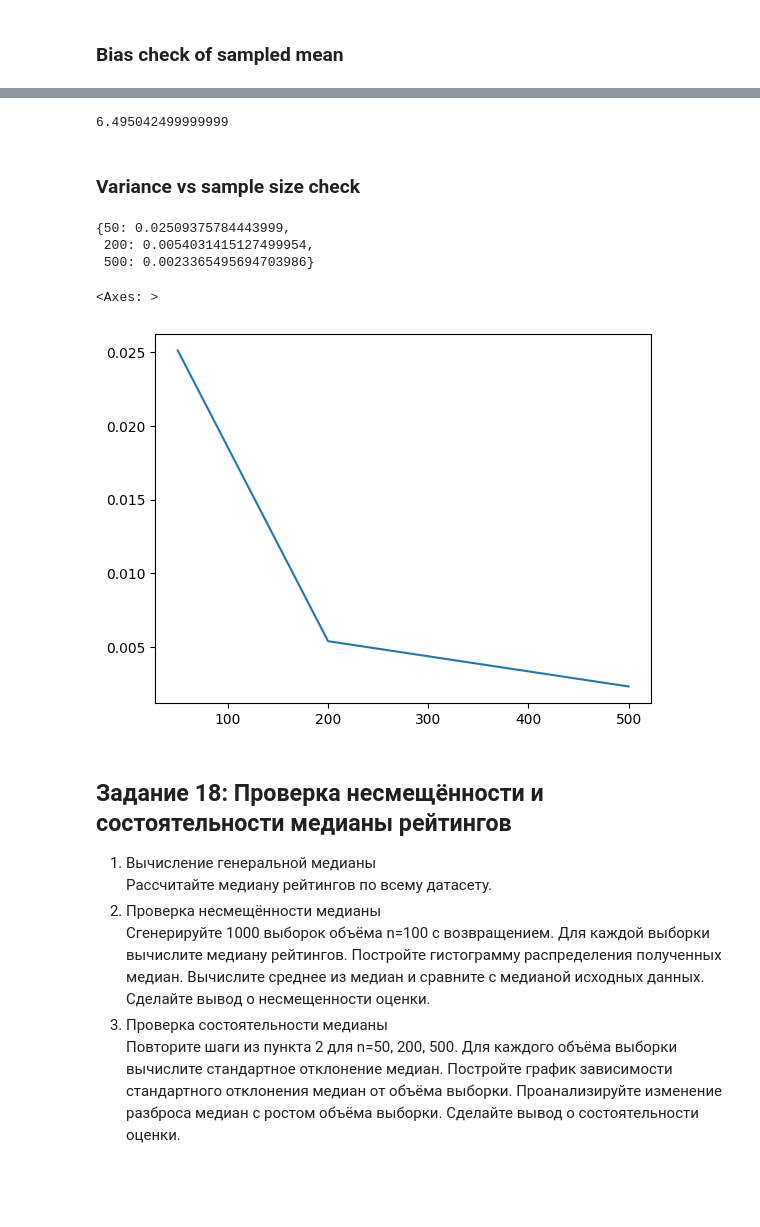
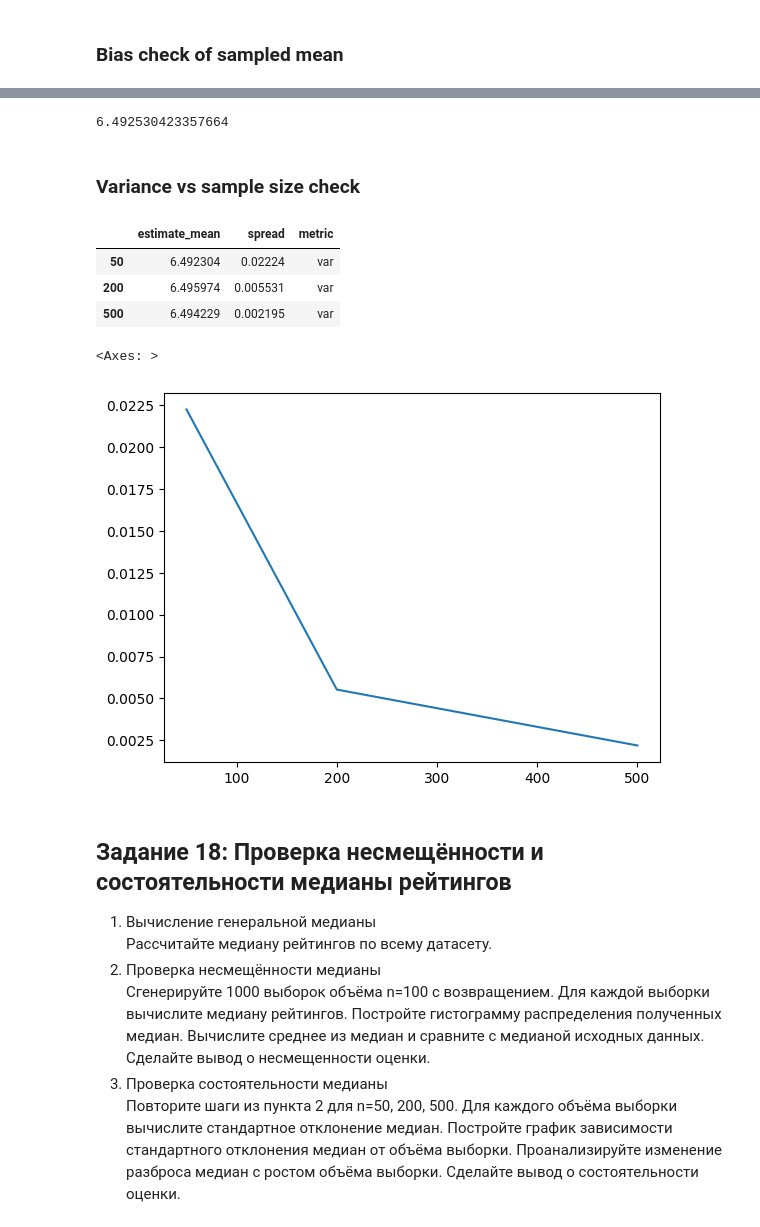
Before and after one commit to semwett0301/stat-ml-labs, a Jupyter notebook: statistic-course/math_stat_1.ipynb, the cells around one changed output, grey strips where cells are left out. Saved outputs shown, nothing was run; the diff lists cells and outputs as text; code cells hidden in the pictures; blank space fills up the shorter version.

```diff
--- a/statistic-course/math_stat_1.ipynb
+++ b/statistic-course/math_stat_1.ipynb
@@ -734,3 +764,38 @@ normal_sample.std()
+# %%
+def estimate_spread(values: np.ndarray, metric) -> float:
+    if values.ndim != 1:
+        raise ValueError("values must be 1D")
+
+    if metric == "std":
+        return float(values.std(ddof=1))
+
+    if metric == "var":
+        return float(values.var(ddof=1))
+
+    raise ValueError("metric must be 'std' or 'var'")
+# %%
+def evaluate_by_sample_size(
+    data,
+    estimator,
+    sample_sizes,
+    metric,
+    num_bootstrap = 1000,
+    rng = None,
+):
+    results = {}
+
+    for n in sample_sizes:
+        boot = bootstrap_statistics(data, estimator, num_bootstrap=num_bootstrap, sample_size=n, rng=rng)
+
+        spread = estimate_spread(boot, metric=metric)
+
+        results[int(n)] = {
+            "estimate_mean": float(boot.mean()),
+            "spread": float(spread),
+            "metric": metric,
+        }
+
+    return pd.DataFrame(results).T
 # %% [markdown]
 ### Sample mean of ratings
 # %%
@@ -788,30 +825,24 @@ pd.Series(sample_means).plot.kde()
 # %%
-sample_means.mean()
+boot_means.mean()
 # %% [output]
-6.495042499999999
+6.492530423357664
 # %% [markdown]
 ### Variance vs sample size check
 # %%
 N_RANGE = [50, 200, 500]
-# %%
-final_dict = {}
-
-for n_taken in N_RANGE:
-    sampled_indexes = rng.integers(low=0, high=ratings_n, size=(B, n_taken))
-    sample_means = ratings[sampled_indexes].mean(axis=1)
-
-    final_dict[n_taken] = sample_means.var()
-
-final_dict
-# %% [output]
-{50: 0.02509375784443999,
- 200: 0.0054031415127499954,
- 500: 0.0023365495694703986}
-# %%
-pd.Series(final_dict).plot()
-# %% [output]
-<Axes: >
-[figure, removed]
+# %%
+final_df = evaluate_by_sample_size(ratings, lambda a: a.mean(), sample_sizes=N_RANGE, metric="var")
+final_df
+# %% [output]
+|  | estimate_mean | spread | metric |
+| 50 | 6.492304 | 0.02224 | var |
+| 200 | 6.495974 | 0.005531 | var |
+| 500 | 6.494229 | 0.002195 | var |
+# %%
+final_df['spread'].plot()
+# %% [output]
+<Axes: >
+[figure, added]
 # %% [markdown]
 ## Задание 18: Проверка несмещённости и состоятельности медианы рейтингов
 1. Вычисление генеральной медианы \
```
Also changed, not shown: parts of 27 cells of this notebook.
